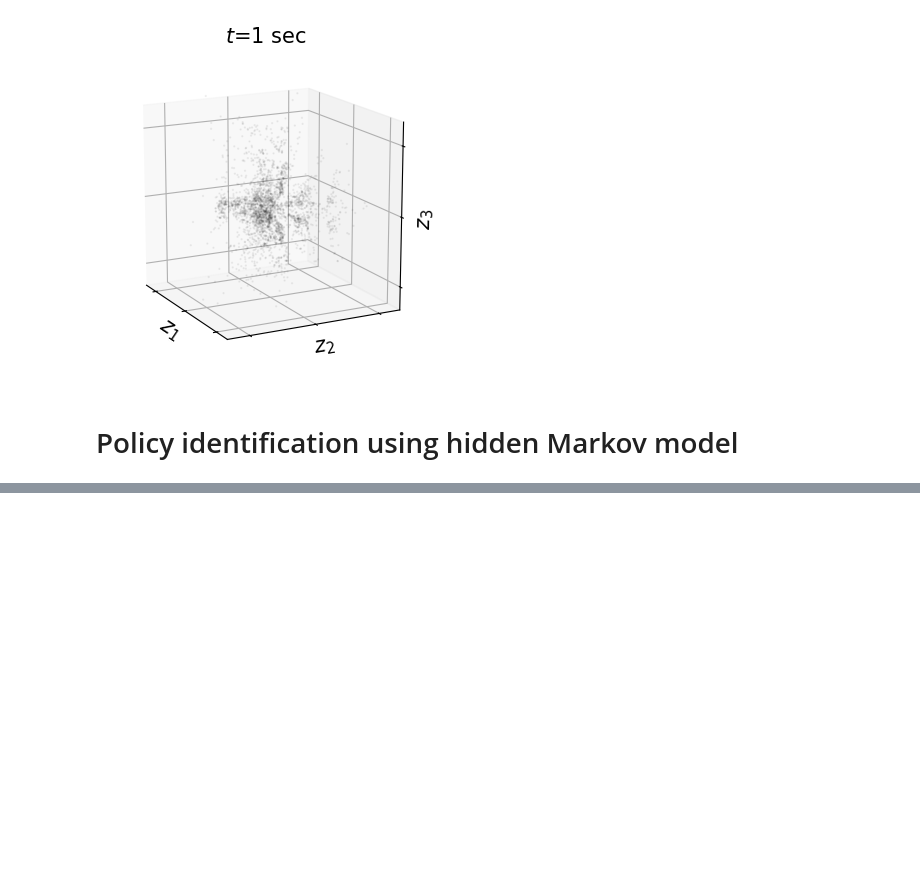
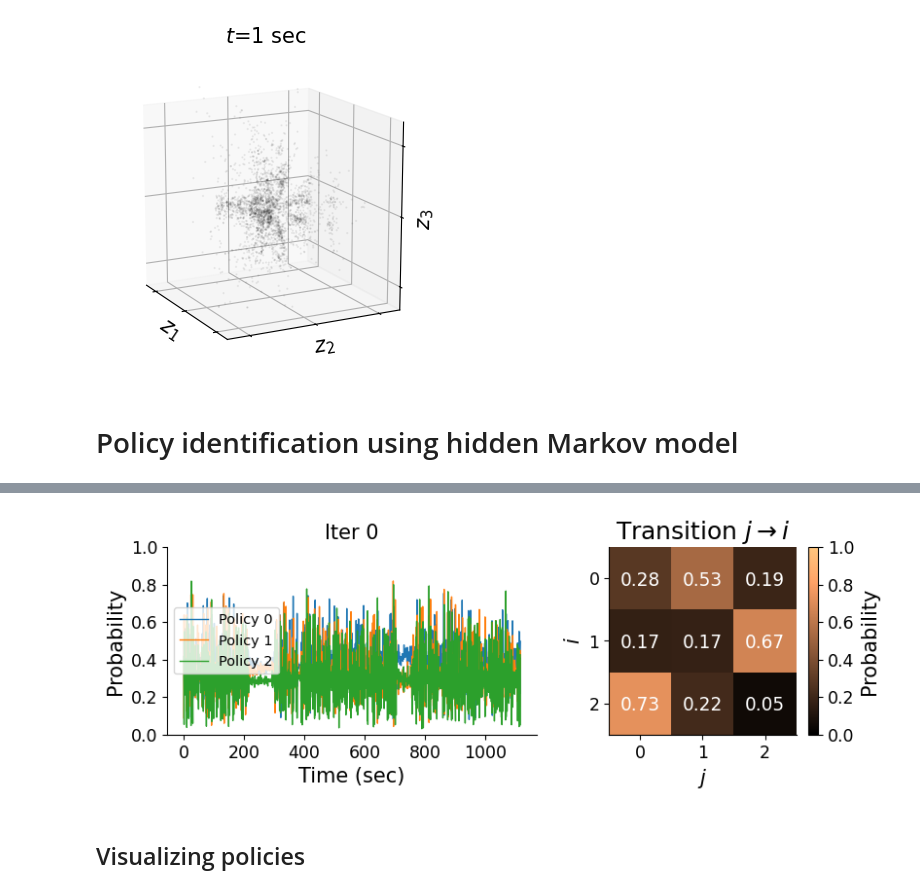
Before and after one commit to XaqLab/hex-arena, a Jupyter notebook: policy-identification.ipynb, the cells around one changed output, grey strips where cells are left out. Saved outputs shown, nothing was run; the diff lists cells and outputs as text; code cells hidden in the pictures; blank space fills up the shorter version.

```diff
--- a/policy-identification.ipynb
+++ b/policy-identification.ipynb
@@ -405,0 +360,53 @@ fig.savefig(FIG_DIR/f'EM.iteration_{subject}_[Np{num_policies}].svg')
+# %%
+block_idx = rng.choice(len(block_ids))
+gammas = fetch_results(manager, config, 'gammas')[block_idx]
+As = fetch_results(manager, config, 'As')
+N = num_policies
+
+fig, axes = plt.subplots(1, 2, figsize=(9, 2.5), gridspec_kw={'width_ratios': [1.5, 1]})
+ax = axes[0]
+h_gammas = ax.plot(gammas[0], linewidth=1)
+h_title = ax.set_title('', fontsize='medium')
+ax.set_xlabel('Time (sec)')
+ax.set_ylabel('Probability')
+ax.set_ylim([0, 1])
+ax.legend(h_gammas, [f'Policy {i}' for i in range(N)], loc='center left', fontsize='x-small')
+ax = axes[1]
+h_A = ax.imshow(As[0], vmin=0, vmax=1, cmap='copper')
+h_probs = np.empty((N, N), dtype=object)
+for i in range(N):
+    for j in range(N):
+        h_probs[i, j] = ax.text(
+            j, i, '{:.2f}'.format(As[0, i, j]), ha='center', va='center_baseline',
+            color='white', fontsize=40/N,
+        )
+ax.set_xlim([-0.5, N-0.5]), ax.set_ylim([N-0.5, -0.5])
+ax.set_xticks(np.arange(N)), ax.set_yticks(np.arange(N))
+ax.set_title(r'Transition $j \rightarrow i$')
+ax.set_xlabel('$j$'), ax.set_ylabel('$i$')
+plt.colorbar(
+    h_A, ax=ax, shrink=1, label='Probability',
+)
+
+def update(t):
+    for i in range(num_policies):
+        h_gammas[i].set_ydata(gammas[t, :, i])
+    h_A.set_data(As[t])
+    h_title.set_text(f'Iter {t}')
+    for i in range(N):
+        for j in range(N):
+            h_probs[i, j].set_text('{:.2f}'.format(As[t, i, j]))
+    return *h_gammas, h_A, h_title, *h_probs.flatten()
+
+ani = FuncAnimation(
+    fig, update, frames=range(len(gammas)), blit=False,
+)
+
+# HTML(ani.to_jshtml())
+savename = 'EM.iteration_{}[block{:02d}]_[Np{}]'.format(subject, block_idx, num_policies)
+ani.save(FIG_DIR/f'{savename}.mp4', dpi=200)
+fig.savefig(FIG_DIR/f'{savename}.svg')
+# %% [output]
+[figure, added]
+# %% [markdown]
+## Visualizing policies
```
Also changed, not shown: parts of 26 cells of this notebook.
